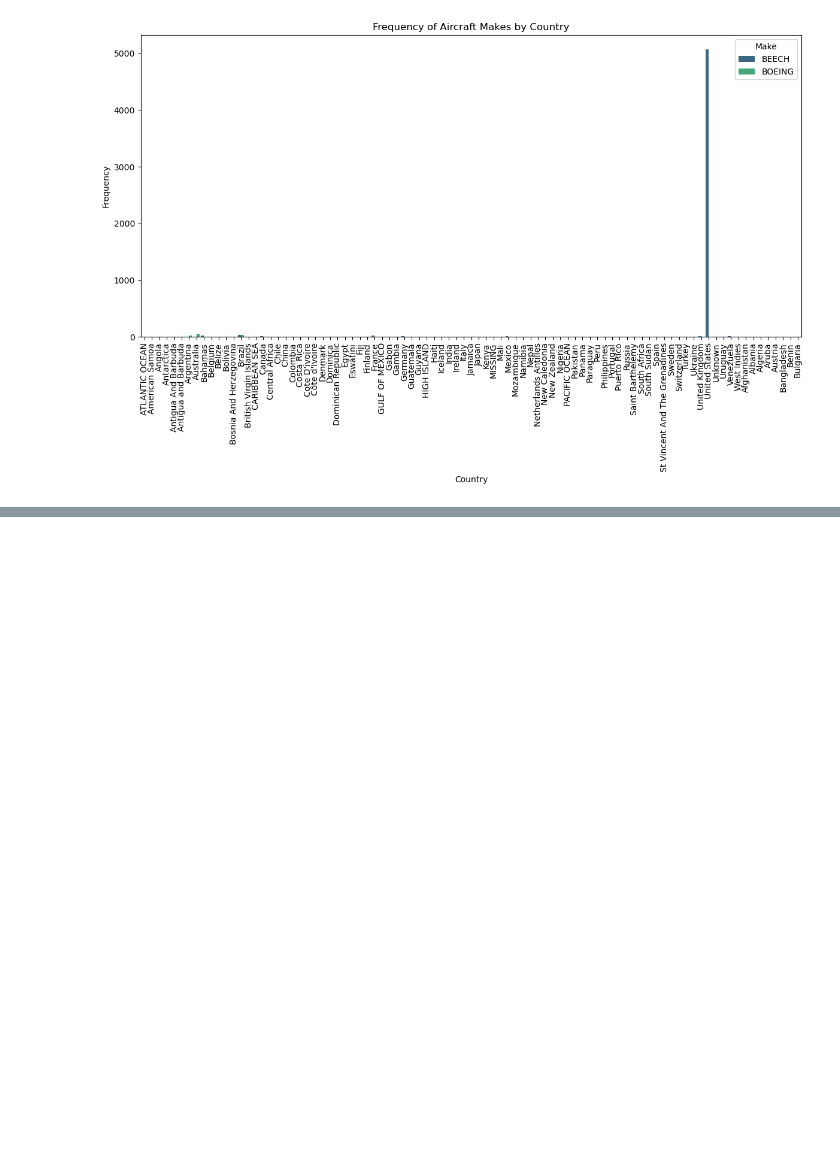
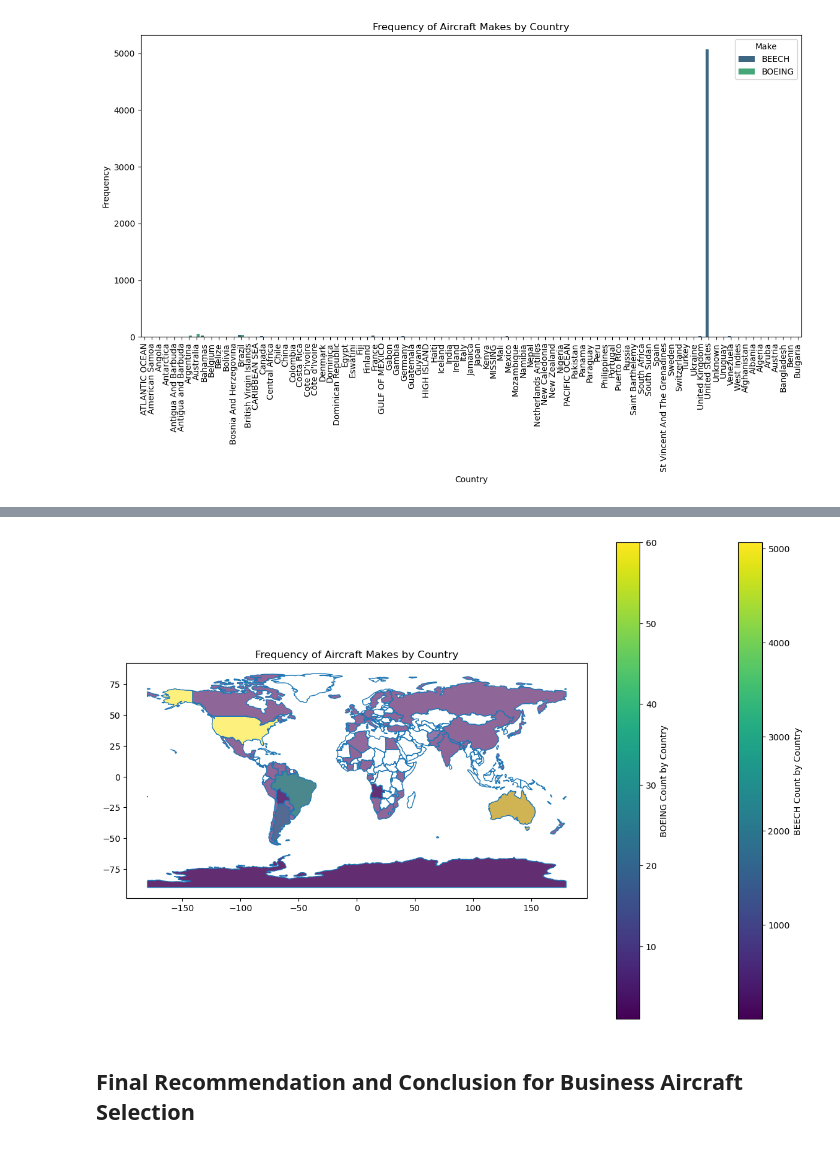
Before and after one commit to Namnyak/FINAL-PROJECT, a Jupyter notebook: FINAL_PROJECT.ipynb, the cells around one changed output, grey strips where cells are left out. Saved outputs shown, nothing was run; the diff lists cells and outputs as text; code cells hidden in the pictures; blank space fills up the shorter version.

```diff
--- a/FINAL_PROJECT.ipynb
+++ b/FINAL_PROJECT.ipynb
@@ -940,0 +932,29 @@ Factors such as technological advancements, maintenance practices, and regulator
+# %%
+
+# Ensure country names match between your data and the geopandas dataset
+make_country_counts['Country'] = make_country_counts['Country'].replace({
+    'United States': 'United States of America'
+})
+
+# Load a world map
+world = gpd.read_file(gpd.datasets.get_path('naturalearth_lowres'))
+
+# Merge your data with the world map data
+merged = world.merge(make_country_counts, how='left', left_on='name', right_on='Country')
+
+# Plot the map
+fig, ax = plt.subplots(1, 1, figsize=(15, 10))
+world.boundary.plot(ax=ax, linewidth=1)
+
+# Plot each aircraft make
+for make in make_country_counts['Make'].unique():
+    merged_make = merged[merged['Make'] == make]
+    merged_make.plot(column='Count', ax=ax, legend=True, legend_kwds={'label': f"{make} Count by Country"},
+                     missing_kwds={"color": "lightgrey"}, cmap='viridis', markersize=merged_make['Count']*10, alpha=0.6)
+
+plt.title('Frequency of Aircraft Makes by Country')
+plt.show()
+# %% [output]
+[figure, added]
+# %% [markdown]
+## Final Recommendation and Conclusion for Business Aircraft Selection
```
Also changed, not shown: parts of 17 cells of this notebook, 1 other file.
